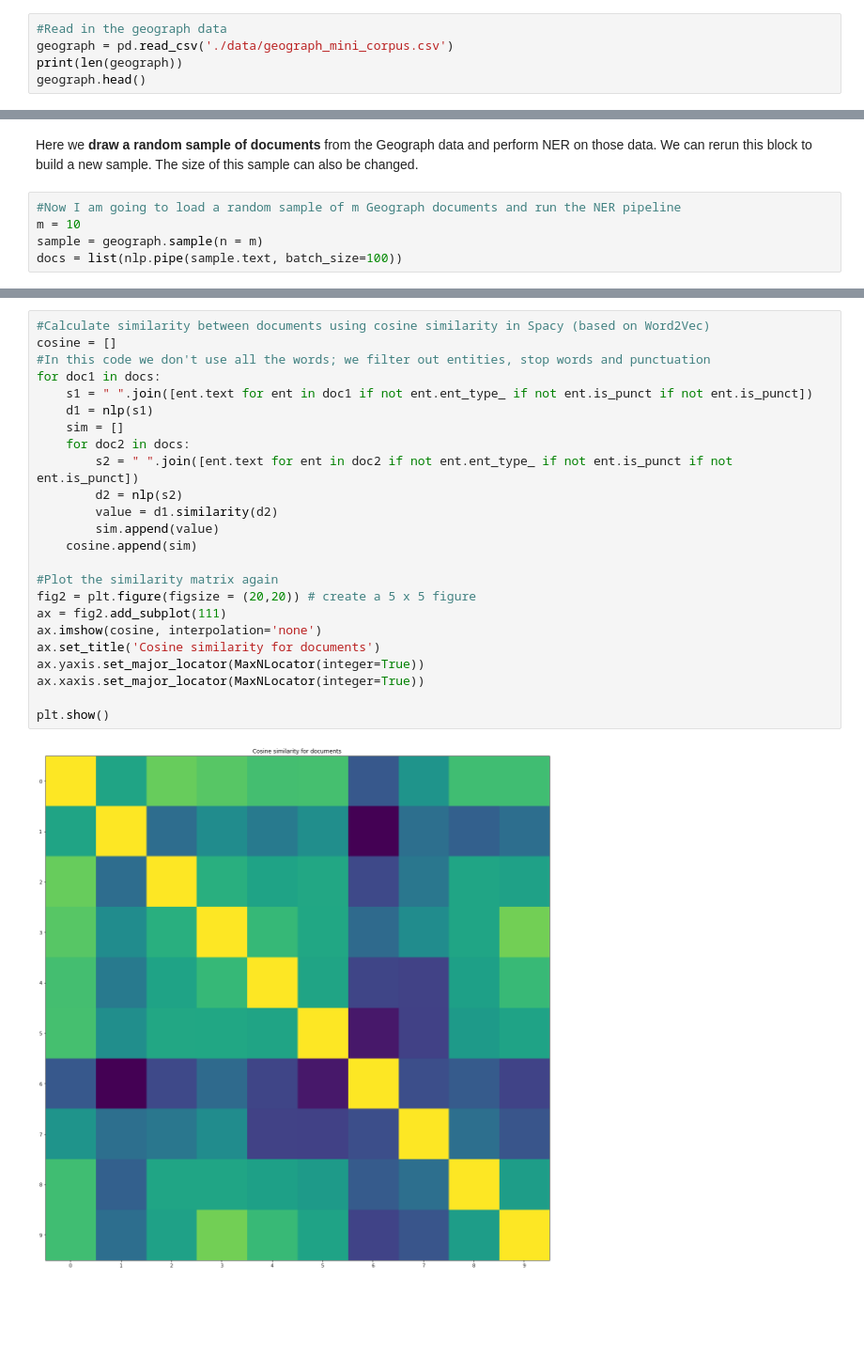
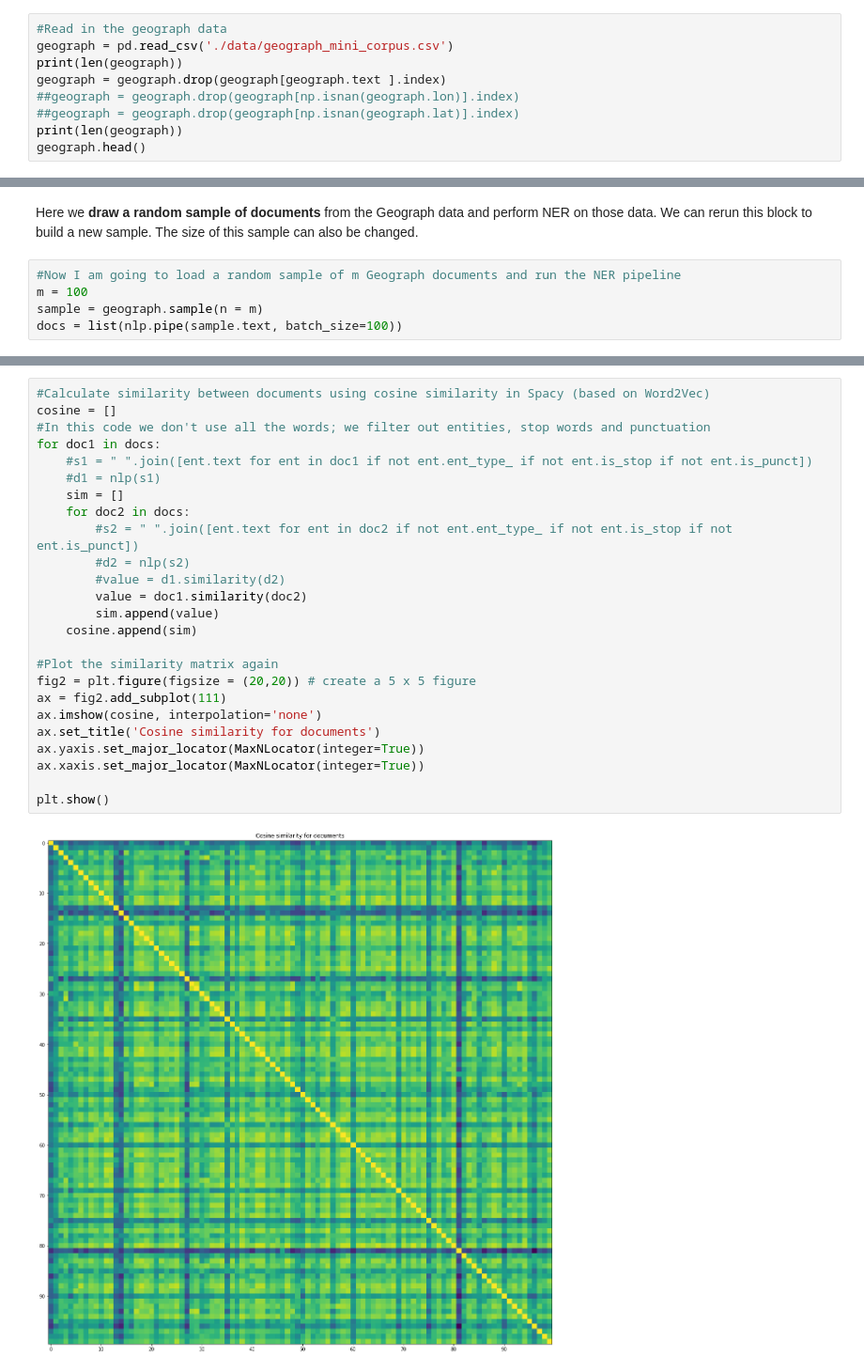
Before and after one commit to rspurves/geo871, a Jupyter notebook: geo871_similarity.ipynb, the cells around one changed output, grey strips where cells are left out. Shown: that part at 94% size. Saved outputs shown, nothing was run; the diff lists cells and outputs as text; blank space fills up the shorter version.

Commit message:
Updates to code to filter dodgy values

```diff
--- a/geo871_similarity.ipynb
+++ b/geo871_similarity.ipynb
@@ -34,6 +34,10 @@ nlp = spacy.load("en_core_web_md") # We can't use the sm model here because it d
 #Read in the geograph data
 geograph = pd.read_csv('./data/geograph_mini_corpus.csv')
 print(len(geograph))
+geograph = geograph.drop(geograph[geograph.text ].index)
+##geograph = geograph.drop(geograph[np.isnan(geograph.lon)].index)
+##geograph = geograph.drop(geograph[np.isnan(geograph.lat)].index)
+print(len(geograph))
 geograph.head()
 # %% [output]
 138639
@@ -86,7 +91,7 @@ fish                            0.3                             0.38    0.43
 Here we **draw a random sample of documents** from the Geograph data and perform NER on those data. We can rerun this block to build a new sample. The size of this sample can also be changed.
 # %%
 #Now I am going to load a random sample of m Geograph documents and run the NER pipeline
-m = 10
+m = 100
 sample = geograph.sample(n = m)
 docs = list(nlp.pipe(sample.text, batch_size=100))
 # %%
@@ -234,29 +226,30 @@ plt.show()
 # %%
 #Calculate similarity between documents using cosine similarity in Spacy (based on Word2Vec)
 cosine = []
 #In this code we don't use all the words; we filter out entities, stop words and punctuation
 for doc1 in docs:
-    s1 = " ".join([ent.text for ent in doc1 if not ent.ent_type_ if not ent.is_punct if not ent.is_punct])
-    d1 = nlp(s1)
+    #s1 = " ".join([ent.text for ent in doc1 if not ent.ent_type_ if not ent.is_stop if not ent.is_punct])
+    #d1 = nlp(s1)
     sim = []
     for doc2 in docs:
-        s2 = " ".join([ent.text for ent in doc2 if not ent.ent_type_ if not ent.is_punct if not ent.is_punct])
-        d2 = nlp(s2)
-        value = d1.similarity(d2)
+        #s2 = " ".join([ent.text for ent in doc2 if not ent.ent_type_ if not ent.is_stop if not ent.is_punct])
+        #d2 = nlp(s2)
+        #value = d1.similarity(d2)
+        value = doc1.similarity(doc2)
         sim.append(value)
     cosine.append(sim)
 
 #Plot the similarity matrix again
 fig2 = plt.figure(figsize = (20,20)) # create a 5 x 5 figure
 ax = fig2.add_subplot(111)
 ax.imshow(cosine, interpolation='none')
 ax.set_title('Cosine similarity for documents')
 ax.yaxis.set_major_locator(MaxNLocator(integer=True))
 ax.xaxis.set_major_locator(MaxNLocator(integer=True))
 
 plt.show()
 # %% [output]
-[figure, old version]
+[figure, new version]
 # %%
 #Look at content of potentially interesting documents
 a = sample.columns.get_loc('text')
```
Also changed, not shown: parts of 10 cells of this notebook.
